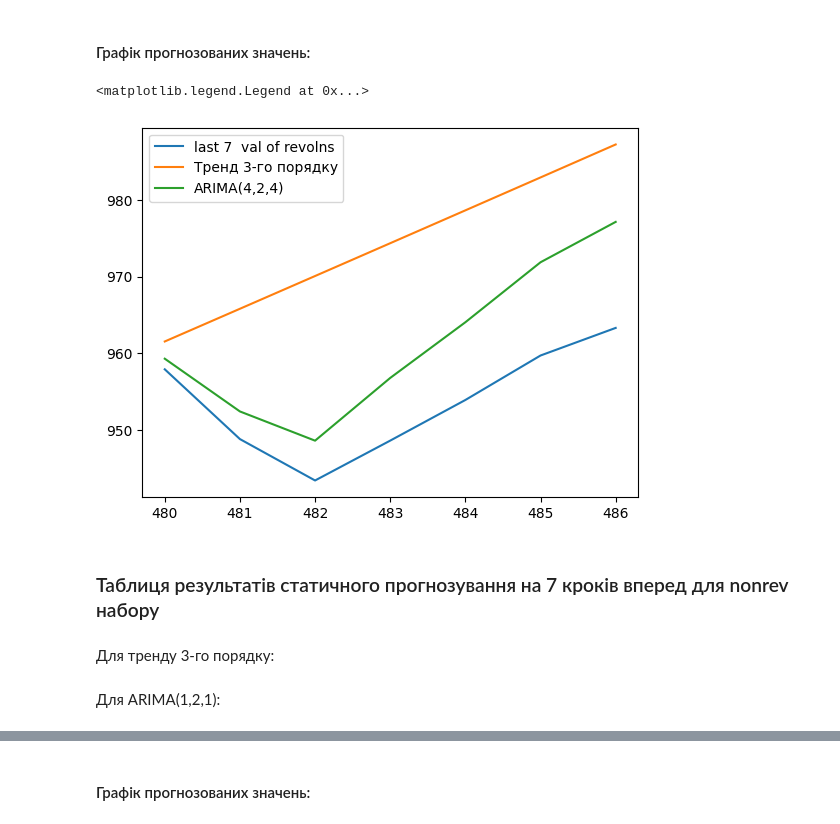
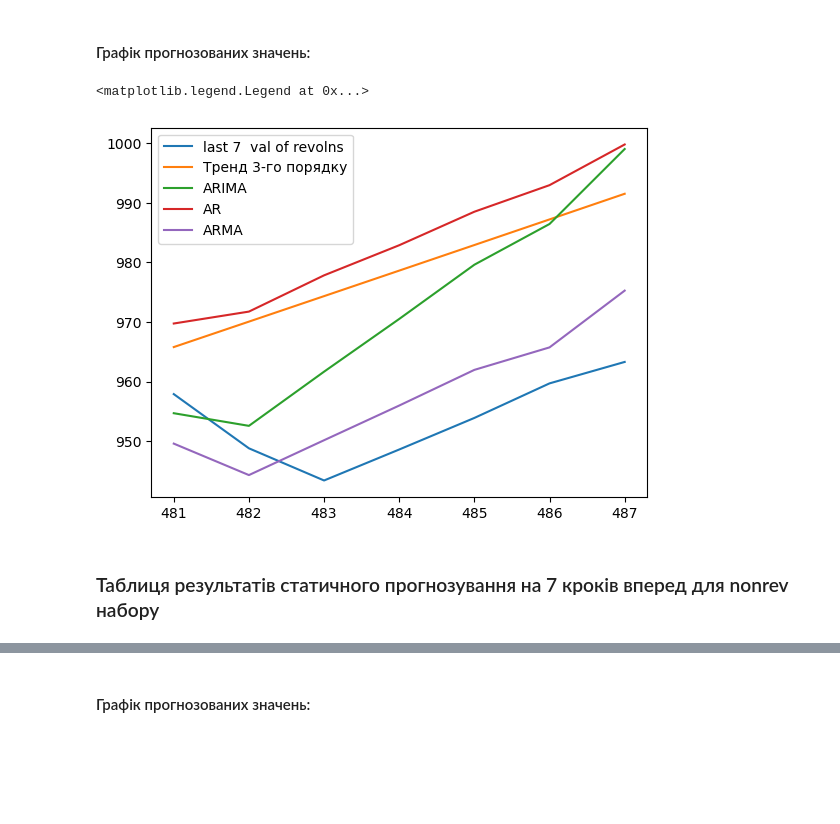
Before and after one commit to HutoRr/ATS, a Jupyter notebook: АЧР лабораторна №4.ipynb, the cells around one changed output, grey strips where cells are left out. Saved outputs shown, nothing was run; the diff lists cells and outputs as text; code cells hidden in the pictures; blank space fills up the shorter version.

Commit message:
table for metrics, ar, arma, changa varriable names to readable format

```diff
--- a/АЧР лабораторна №4.ipynb
+++ b/АЧР лабораторна №4.ipynb
@@ -347,0 +403,7 @@ plt.legend()
+# %%
+# warnings.filterwarnings('ignore')
+p, d, q = 2, 0, 4
+P, D, Q, s = 1, 0, 1, 12
+arma_model_rev = ARIMA(rev_train, order=(p, d, q), seasonal_order=(P, D, Q, s), trend='n') # seasonal_order=(P, D, Q, s),
+arma_model_rev = arma_model_rev.fit()
+predict_on_arma_rev = arma_model_rev.predict(start=1, end=len(rev_train))
@@ -462,6 +506,2 @@ ARIMA(1, 2, 1):  1.990921626373595
 # %% [markdown]
 ### Таблиця результатів статичного прогнозування на 7 кроків вперед для rev набору
-# %%
-rev_x_test=np.arange(len(rev_train),len(rev_train)+ len(rev_test))
-rev_x_test= rev_x_test[:,np.newaxis]
-rev_y_test= rev_test[:,np.newaxis]
@@ -470,3 +507,0 @@ rev_y_test= rev_test[:,np.newaxis]
-# %%
-X_poly = poly_features.fit_transform(rev_x_test)
-rev_pred1 = model3_1.predict(X_poly)
@@ -477 +508,14 @@ rev_pred2 = model4_1.predict(start=len(rev_train), end=len(rev_train)+len(rev_te
+# %%
+# Для тренду 3-го порядку
+X_poly = poly_features.fit_transform(rev_x_test[:, np.newaxis])
+test_predict_on_three_degree_rev = three_degree_model_rev.predict(X_poly)
+
+# Для ARIMA
+test_predict_on_arima_rev = arima_model_rev.predict(start=len(rev_train)+1, end=len(rev_train)+len(rev_test))
+
+# Для AR
+test_predict_on_ar_rev = ar_model_rev.predict(start=len(rev_train)+1, end=len(rev_train)+len(rev_test))
+
+# Для ARMA
+test_predict_on_arma_rev = arma_model_rev.predict(start=len(rev_train)+1, end=len(rev_train)+len(rev_test))
 # %% [markdown]
@@ -533,12 +553,14 @@ print(thail_a2_1)
 # %% [markdown]
 #### Графік прогнозованих значень:
 # %%
-plt.plot(rev_x_test, rev_test, label='last 7  val of revolns')
-plt.plot(rev_x_test, rev_pred1, label='Тренд 3-го порядку')
-plt.plot(rev_x_test, rev_pred2, label='ARIMA(4,2,4)')
+plt.plot(rev_x_test, rev_y_test, label='last 7  val of revolns')
+plt.plot(rev_x_test, test_predict_on_three_degree_rev, label='Тренд 3-го порядку')
+plt.plot(rev_x_test, test_predict_on_arima_rev, label='ARIMA')
+plt.plot(rev_x_test, test_predict_on_ar_rev, label='AR')
+plt.plot(rev_x_test, test_predict_on_arma_rev, label='ARMA')
 plt.legend()
 # %% [output]
 <matplotlib.legend.Legend at 0x...>
-[figure, old version]
+[figure, new version]
 # %% [markdown]
 ### Таблиця результатів статичного прогнозування на 7 кроків вперед для nonrev набору
@@ -549,2 +566,0 @@ nonrev_y_test= nonrev_test[:,np.newaxis]
-# %% [markdown]
-Для тренду 3-го порядку:
@@ -554,2 +566,0 @@ nonrev_pred1 = model3_2.predict(X_poly)
-# %% [markdown]
-Для ARIMA(1,2,1):
```
Also changed, not shown: parts of 109 cells of this notebook, 2 other files.
